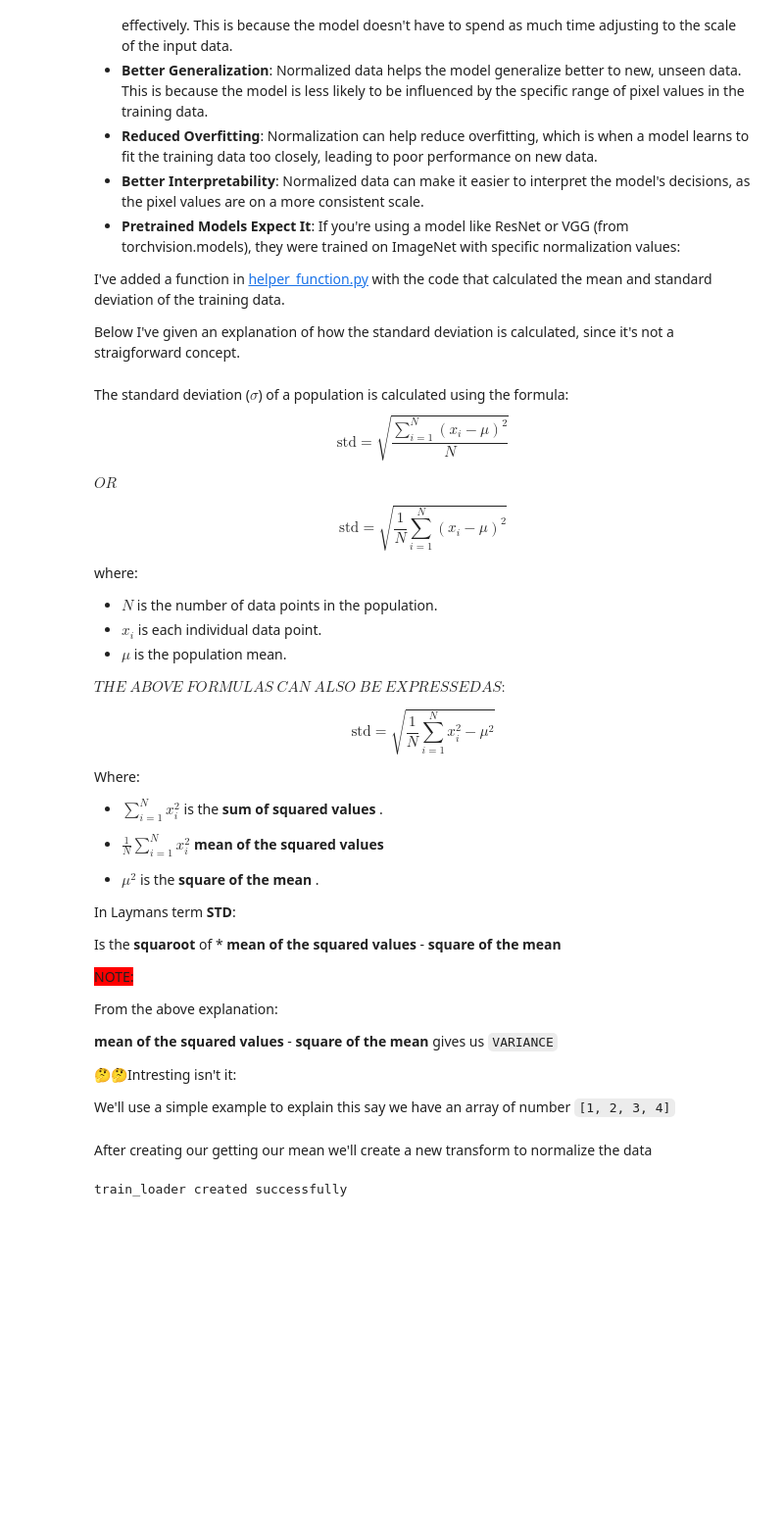
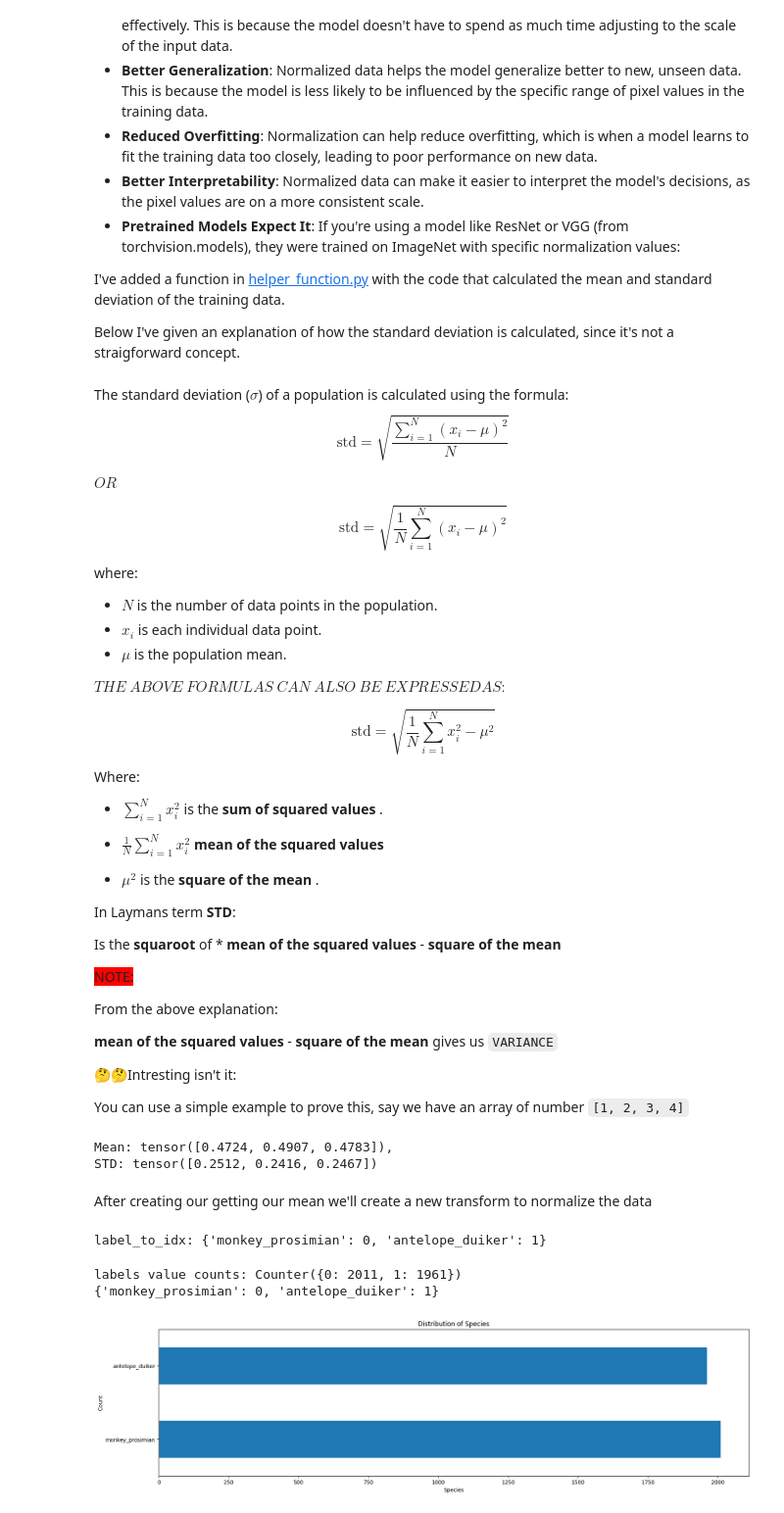
Before and after one commit to Barakamtana/Wildlife_Image_Classification, a Jupyter notebook: analysis/analysis.ipynb, the cells around one changed output. Shown at 98% size. Drawn from its saved outputs; the diff is of its cells as text; code cells hidden in the pictures; blank space fills up the shorter version.

Commit message:
improved dataset function

```diff
--- a/analysis/analysis.ipynb
+++ b/analysis/analysis.ipynb
@@ -290,9 +305,13 @@ From the above explanation:
 
 🤔🤔Intresting isn't it:
 
-We'll use a simple example to explain this say we have an array of number `[1, 2, 3, 4]`
+You can use a simple example to prove this,  say we have an array of number `[1, 2, 3, 4]`
 # %%
-mean, std = get_mean_std(train_loader )
+mean, std = get_mean_std(train_loader)
+print(f'Mean: {mean}, \nSTD: {std}')
+# %% [output]
+Mean: tensor([0.4724, 0.4907, 0.4783]),
+STD: tensor([0.2512, 0.2416, 0.2467])
 # %% [markdown]
 After creating our getting our mean we'll create a new transform to normalize the data
 # %%
@@ -306,8 +325,52 @@ norm_transform = transforms.Compose(
 
 )
 
-dataset = create_dataset(filtered_df_train_val, data_dir, transform=norm_transform)
-norm_train_loader = DataLoader(dataset, batch_size=32, shuffle=True)
-print(f'train_loader created successfully')
+dataset = create_dataset(filtered_df_train_val, data_dir, transform=norm_transform, column_of_interest='species')
 # %% [output]
-train_loader created successfully
+label_to_idx: {'monkey_prosimian': 0, 'antelope_duiker': 1}
+# %%
+def class_counts(dataset, df, column_of_interest):
+    '''
+    dataset: a torch.utils.data.dataset.TensorDataset
+    df: a pandas.DataFrame
+    column_of_interest: the column name of the column of interest as string
+    '''
+
+    if isinstance (dataset, Dataset):
+        counts = []
+        for _, label_tensor in dataset:
+            counts.append(label_tensor.item())  # get the label value and not the tesnor
+        counts = Counter(counts)
+        print(f'labels value counts: {counts}')
+
+        labels_index = class_index(df, column_of_interest)
+        print(labels_index)
+
+        species_counts = {}
+        for encoding, count in counts.items():
+            for label, index in labels_index.items():
+                if encoding == index:
+                    species_counts[label] = count
+
+        species_counts = pd.Series(species_counts)
+    else:
+        print(f'please confirm {type(dataset)} is torch.utils.data.dataset.TensorDataset')
+
+    return pd.Series(species_counts)
+
+species_counts  =class_counts(dataset, filtered_df_train_val, 'species')
+# %% [output]
+labels value counts: Counter({0: 2011, 1: 1961})
+{'monkey_prosimian': 0, 'antelope_duiker': 1}
+# %%
+def plot_dataset_distribution(series):
+    plt.figure(figsize = (20, 5))
+    series.plot(kind='barh')
+    plt.xlabel('Species')
+    plt.ylabel('Count')
+    plt.title('Distribution of Species')
+    plt.show();
+
+plot_dataset_distribution(species_counts)
+# %% [output]
+[figure, added]
```
Also changed, not shown: parts of 8 cells of this notebook, 1 other file.
